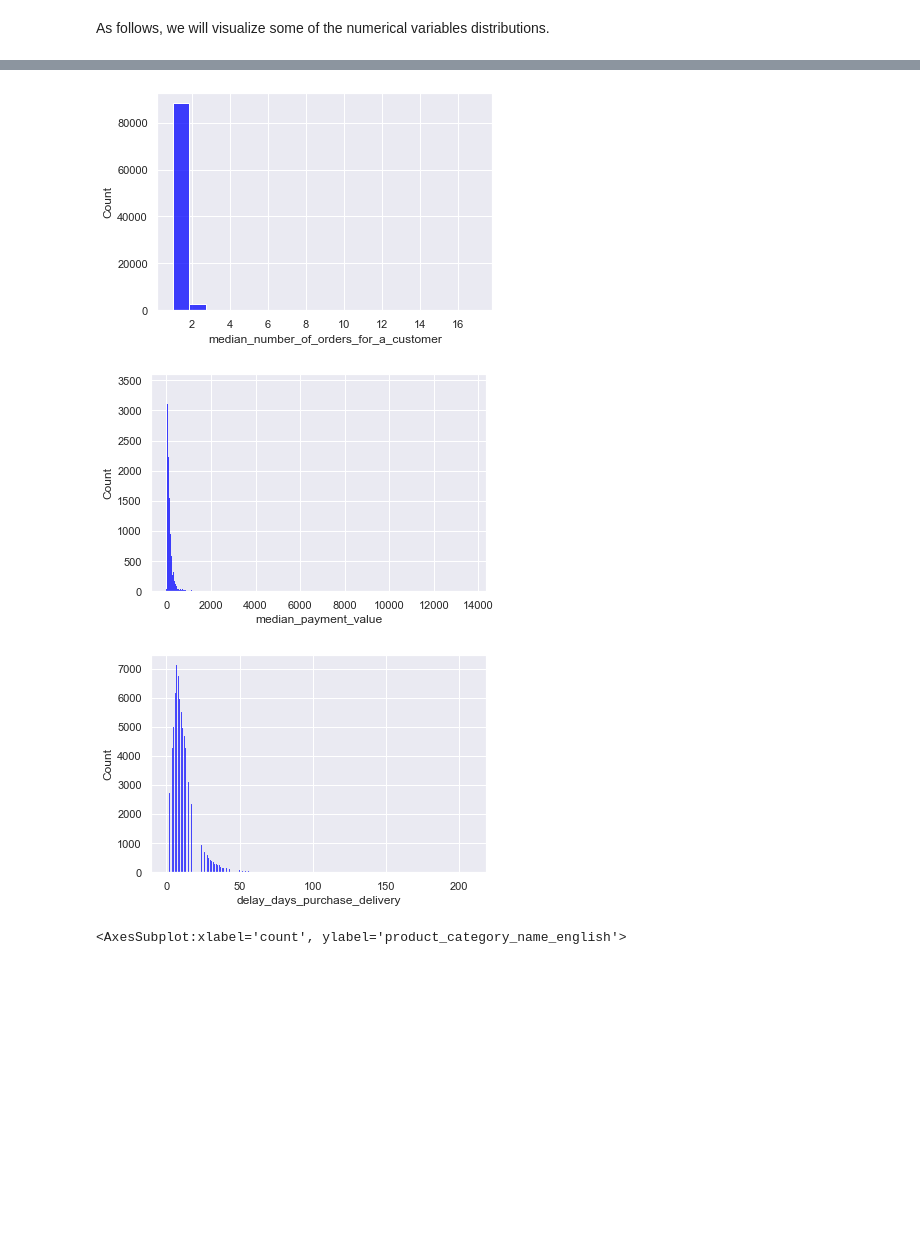
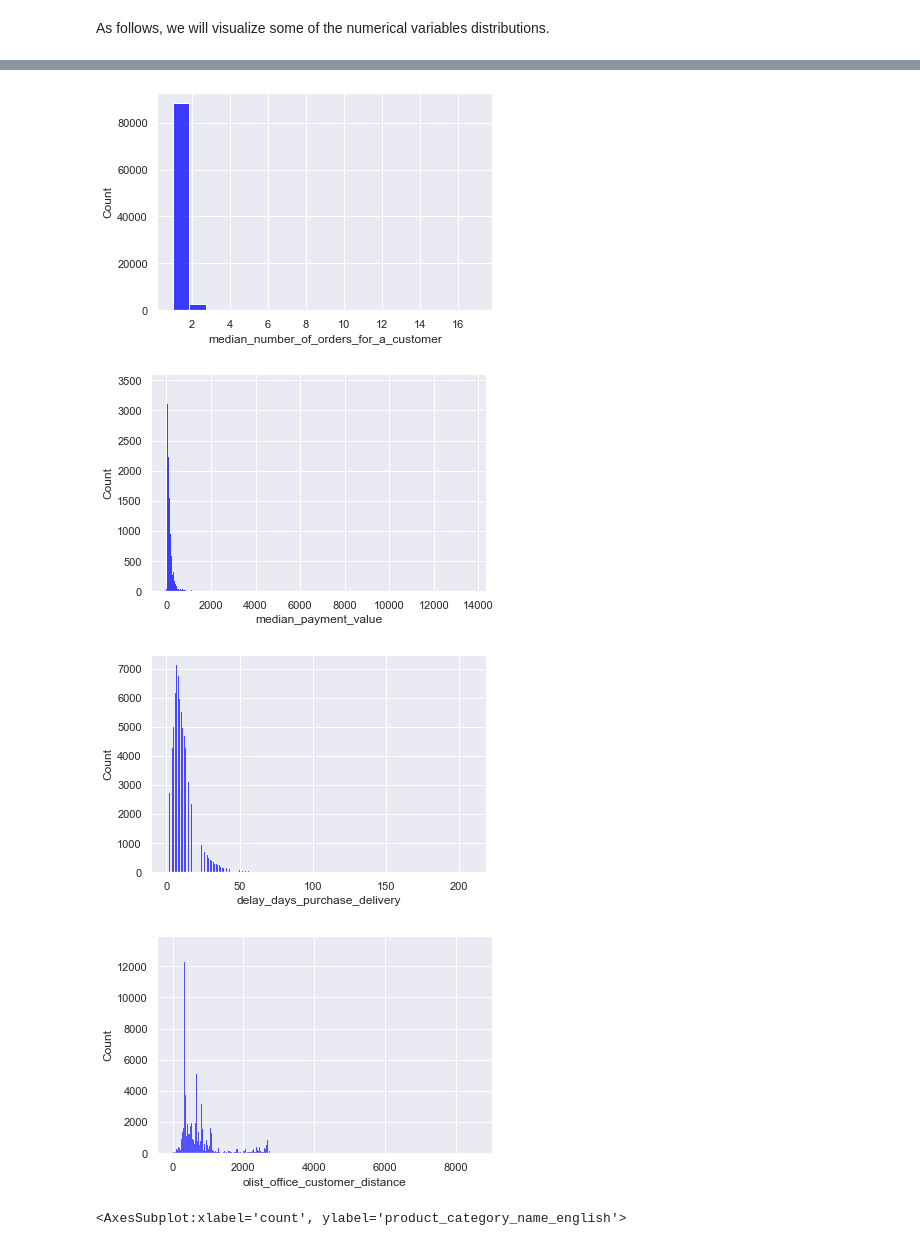
Before and after one commit to MariaDBPerez/clients_segmentation, a Jupyter notebook: project_5_cleaning.ipynb, the cells around one changed output, grey strips where cells are left out. Drawn from its saved outputs; the diff is of its cells as text; code cells hidden in the pictures; blank space fills up the shorter version.

Commit message:
correction customer distance variable name

```diff
--- a/project_5_cleaning.ipynb
+++ b/project_5_cleaning.ipynb
@@ -1402,23 +1402,24 @@ As follows, we will visualize some of the numerical variables distributions.
 # %%
 plt.subplots(figsize=(7, 8))
 
 columns_histogram=['median_order_total_number_of_items',
                     'median_payment_value',
                     'median_review_score',
                     'median_number_of_orders_for_a_customer',
                     'delay_days_purchase_delivery',
-                    'haversine_distance']
+                    'olist_office_customer_distance']
 
 for i in new_df_for_segmentation_analysis.columns:
     if i in columns_histogram:
         sns.histplot(data=new_df_for_segmentation_analysis, x=i, color="blue")
         plt.show()
 # %% [output]
 [figure]
 [figure]
 [figure]
 [figure]
 [figure]
+[figure, added]
 # %%
 plt.subplots(figsize=(7, 6))
 sns.countplot(y="product_category_name_english", data=payments_reviews_customers_orders_products_order_items_df, color="c")
```
